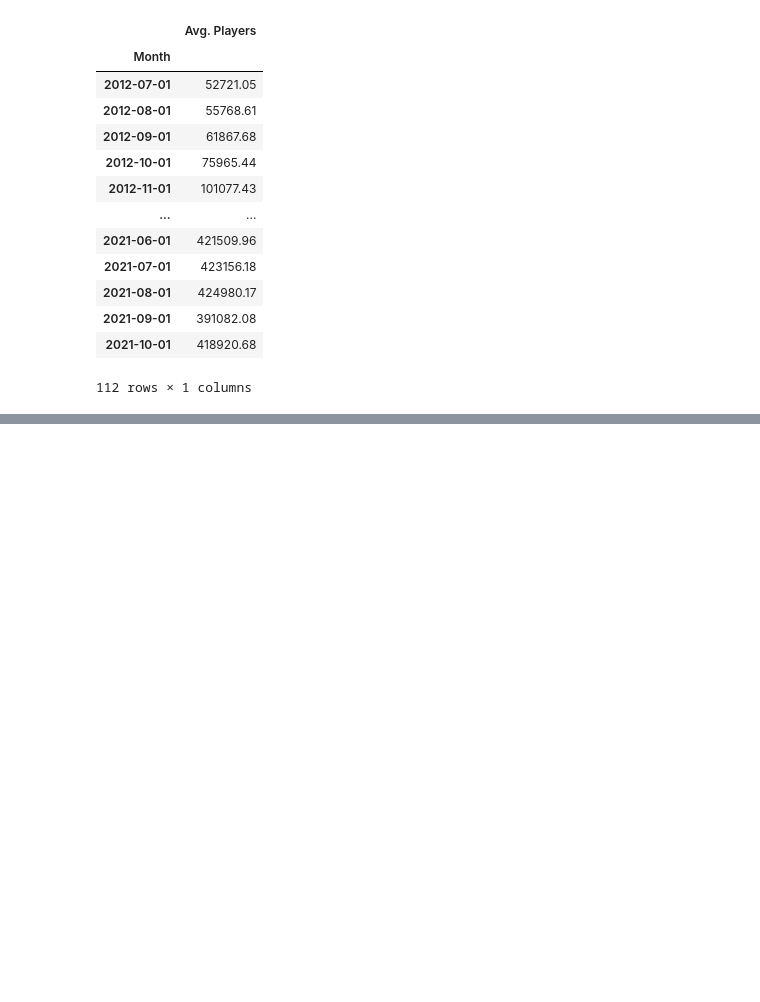
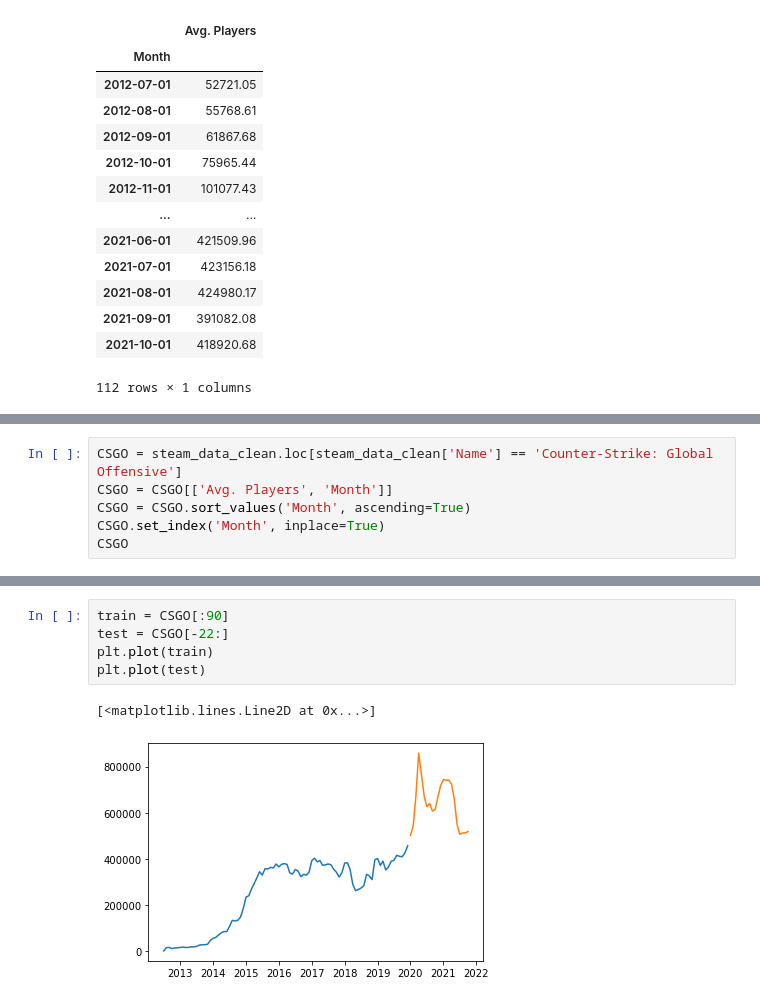
Before and after one commit to bryan9898/1015, a Jupyter notebook: Question 1/Question 1.ipynb, the cells around one changed output, grey strips where cells are left out. Saved outputs shown, nothing was run; the diff lists cells and outputs as text; blank space fills up the shorter version.

```diff
--- a/Question 1/Question 1.ipynb
+++ b/Question 1/Question 1.ipynb
@@ -397,0 +383,6 @@ r2_score(test['Avg. Players'], prediction['Predicted Players'])
+# %%
+CSGO = steam_data_clean.loc[steam_data_clean['Name'] == 'Counter-Strike: Global Offensive']
+CSGO = CSGO[['Avg. Players', 'Month']]
+CSGO = CSGO.sort_values('Month', ascending=True)
+CSGO.set_index('Month', inplace=True)
+CSGO
@@ -397,0 +404,8 @@ r2_score(test['Avg. Players'], prediction['Predicted Players'])
+# %%
+train = CSGO[:90]
+test = CSGO[-22:]
+plt.plot(train)
+plt.plot(test)
+# %% [output]
+[<matplotlib.lines.Line2D at 0x...>]
+[figure, added]
```
Also changed, not shown: parts of 26 cells of this notebook.
